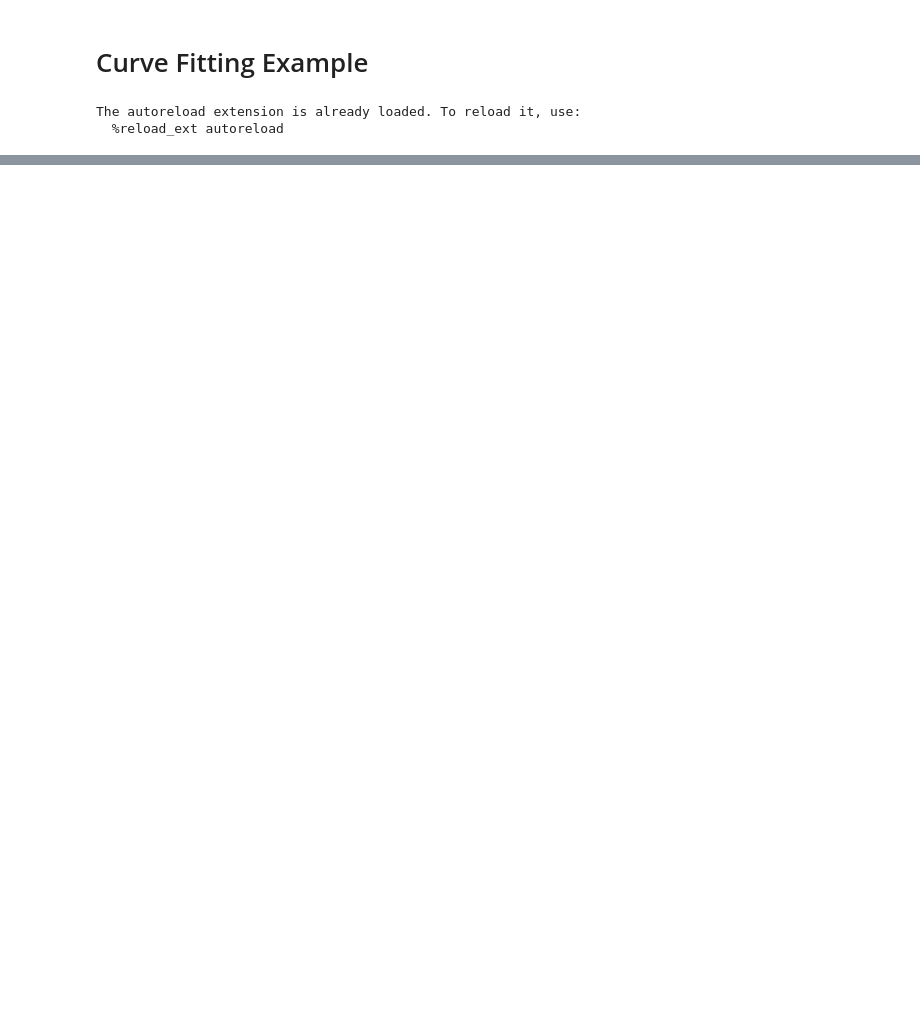
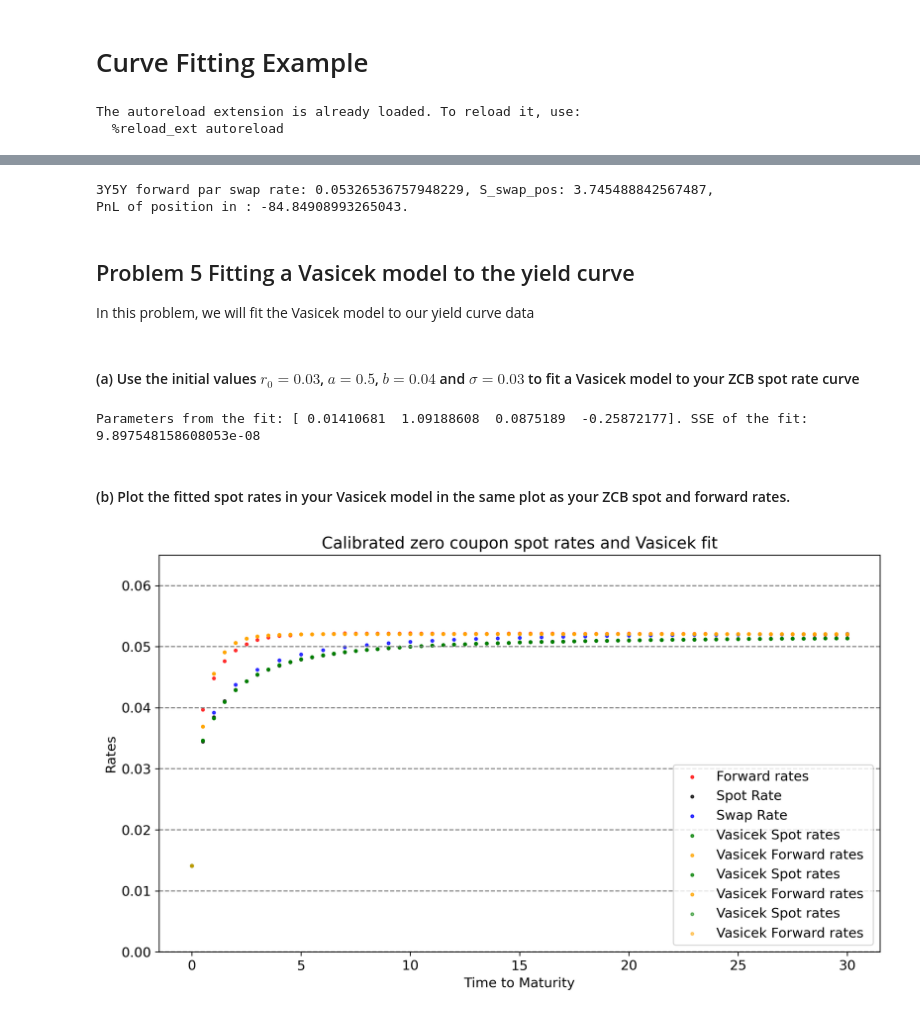
Before and after one commit to johanoelgaard/FixedIncome, a Jupyter notebook: Examples/Curve Fitting/CurveFitting.ipynb, the cells around one changed output, grey strips where cells are left out. Saved outputs shown, nothing was run; the diff lists cells and outputs as text; code cells hidden in the pictures; blank space fills up the shorter version.

```diff
--- a/Examples/Curve Fitting/CurveFitting.ipynb
+++ b/Examples/Curve Fitting/CurveFitting.ipynb
@@ -332,0 +314,32 @@ NameError: name 'R_curve' is not defined
+# %%
+T_n, T_N, R_pos2 = 3, 8, 0.051
+R_swap_pos2, S_swap_pos2 = fid.swap_rate_from_zcb_prices(0,T_n,T_N,"annual",T_inter,p_inter)
+PnL2 = (R_pos2 - R_swap_pos2)*S_swap_pos2
+print(f"3Y5Y forward par swap rate: {R_swap_pos2}, S_swap_pos: {S_swap_pos2},\nPnL of position in : {10000*PnL2}.")
+# %% [output]
+3Y5Y forward par swap rate: 0.05326536757948229, S_swap_pos: 3.745488842567487,
+PnL of position in : -84.84908993265043.
+# %% [markdown]
+## Problem 5 Fitting a Vasicek model to the yield curve
+In this problem, we will fit the Vasicek model to our yield curve data
+# %% [markdown]
+#### (a) Use the initial values $r_0= 0.03$, $a = 0.5$, $b = 0.04$ and $\sigma = 0.03$ to fit a Vasicek model to your ZCB spot rate curve
+# %%
+param_0 = 0.03, 0.5, 0.04, 0.03
+result = minimize(fid.fit_vasicek_obj,param_0,method = 'nelder-mead',args = (R_inter,T_inter),options={'xatol': 1e-20,'disp': True})
+print(f"Parameters from the fit: {result.x}. SSE of the fit: {result.fun}")
+r0, a, b, sigma = result.x
+p_vasicek = fid.zcb_price_vasicek(r0,a,b,sigma,T_inter)
+f_vasicek = fid.forward_rate_vasicek(r0,a,b,sigma,T_inter)
+R_vasicek = fid.spot_rate_vasicek(r0,a,b,sigma,T_inter)
+# %% [output]
+Parameters from the fit: [ 0.01410681  1.09188608  0.0875189  -0.25872177]. SSE of the fit: 9.897548158608053e-08
+# %% [markdown]
+#### (b) Plot the fitted spot rates in your Vasicek model in the same plot as your ZCB spot and forward rates.
+# %%
+fit.append({'label':'Vasicek Spot rates', 'x':T_inter, 'y':R_vasicek,'color':'green','s':25,'alpha':0.5})
+fit.append({'label':'Vasicek Forward rates', 'x':T_inter, 'y':f_vasicek,'color':'orange','s':25,'alpha':0.5})
+
+plot.rates(fit,title='Calibrated zero coupon spot rates and Vasicek fit')
+# %% [output]
+[figure, added]
```
Also changed, not shown: parts of 55 cells of this notebook, 4 other files.
